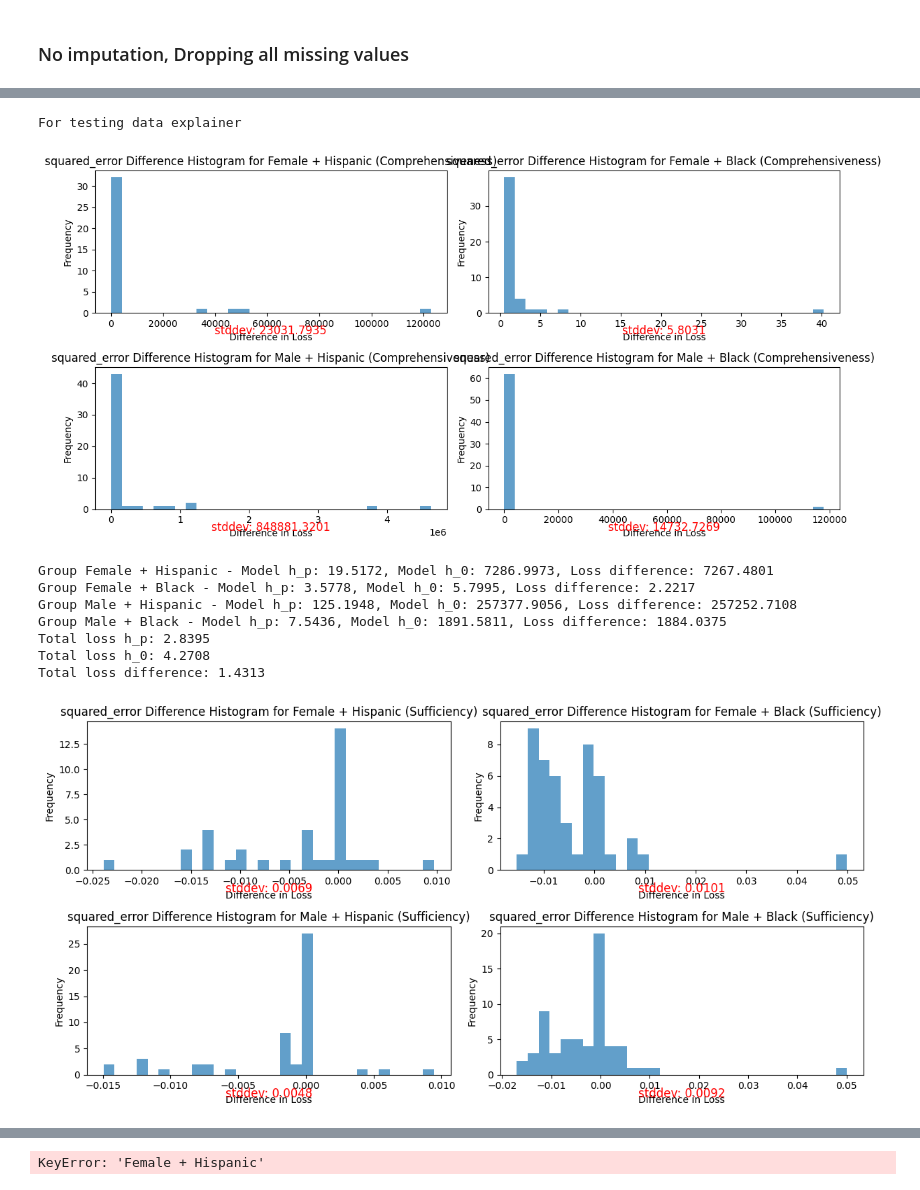
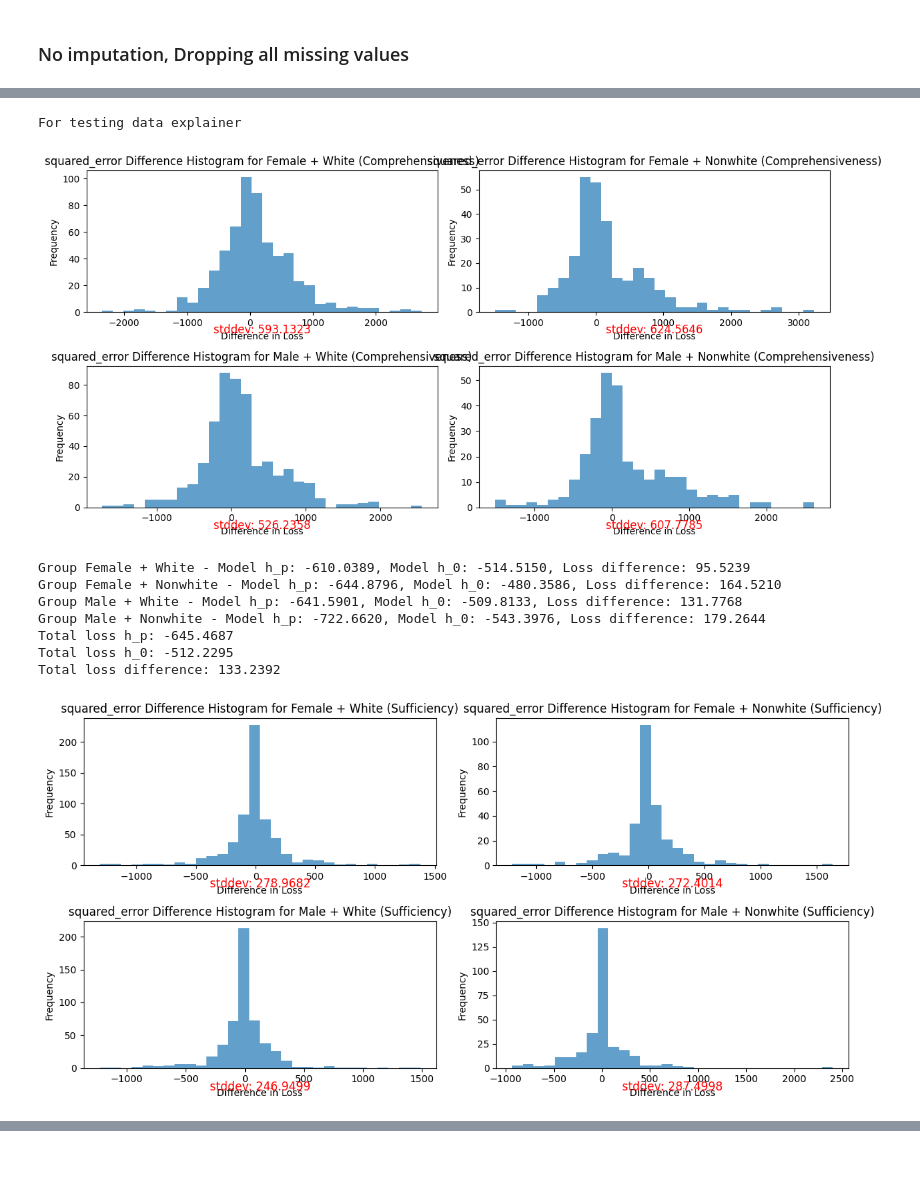
Before and after one commit to geometric-intelligence/bop, a Jupyter notebook: HSLS_Preprocessing.ipynb, the cells around one changed output, grey strips where cells are left out. Drawn from its saved outputs; the diff is of its cells as text; code cells hidden in the pictures; blank space fills up the shorter version.

Commit message:
Example fully working

```diff
--- a/HSLS_Preprocessing.ipynb
+++ b/HSLS_Preprocessing.ipynb
@@ -298,7 +309,7 @@ def evaluate_model_regression(model, X_train, X_test, y_train, y_test, model_nam
 # Function to train and evaluate models using the HSLS dataset
 def train_and_evaluate_model():
     # Step 1: Process and prepare the HSLS data (assuming `df` is already loaded and cleaned)
-    X_all, X_without_sensitive, y = process_hsls_data(df)
+    X_all, X_without_sensitive, y = process_hsls_data(df, all_vars)
 
     # Step 2: Split the data into training and testing sets for both feature sets
     X_train_hp, X_test_hp, y_train, y_test = train_test_split(X_all, y, test_size=0.3, random_state=42)
@@ -327,16 +338,16 @@ def create_gender_race_filters(X_test):
     filters = {}
 
     # Female + White
-    filters['Female + Hispanic'] = (X_test['studentgender'] == 2) & (X_test['studentrace'] == 3)
+    filters['Female + White'] = (X_test['studentgender'] == 2) & (X_test['is_white'] == 1)
 
     # Female + Black
-    filters['Female + Black'] = (X_test['studentgender'] == 2) & (X_test['studentrace'] == 2)
+    filters['Female + Nonwhite'] = (X_test['studentgender'] == 2) & (X_test['is_white'] == 0)
 
     # Male + White
-    filters['Male + Hispanic'] = (X_test['studentgender'] == 1) & (X_test['studentrace'] == 3)
+    filters['Male + White'] = (X_test['studentgender'] == 1) & (X_test['is_white'] == 1)
 
     # Male + Black
-    filters['Male + Black'] = (X_test['studentgender'] == 1) & (X_test['studentrace'] == 2)
+    filters['Male + Nonwhite'] = (X_test['studentgender'] == 1) & (X_test['is_white'] == 0)
 
     return filters
 
@@ -351,8 +362,6 @@ def evaluate_model_for_group(y_preds, y_val, group_indices, cost_function, compr
 
     # Compute element-wise loss using the custom cost function
     individual_losses = np.array([cost_function(true, pred) for true, pred in zip(y_group_val, y_group_pred)])
-    if comprehensiveness:
-        individual_losses = 1 / individual_losses
 
     total_loss = np.mean(individual_losses)
 
@@ -385,10 +394,6 @@ def compare_models_by_gender_race_filters(y_preds_hp, y_preds_h0, X_test, y_val_
     total_loss_hp = np.mean([cost_function(true, pred) for true, pred in zip(y_val_hp, y_preds_hp)])
     total_loss_h0 = np.mean([cost_function(true, pred) for true, pred in zip(y_val_h0, y_preds_h0)])
 
-    if comprehensiveness:
-        total_loss_hp = 1 / total_loss_hp
-        total_loss_h0 = 1 / total_loss_h0
-
     # Evaluate model h_p by group
     group_losses_hp, group_results_hp = evaluate_model_by_combined_groups(y_preds_hp, y_val_hp, filters, cost_function, comprehensiveness)
 
@@ -399,9 +404,15 @@ def compare_models_by_gender_race_filters(y_preds_hp, y_preds_h0, X_test, y_val_
     for group_name in filters:
         loss_hp = group_losses_hp[group_name]
         loss_h0 = group_losses_h0[group_name]
+        if comprehensiveness:
+            loss_hp = -loss_hp
+            loss_h0 = -loss_h0
         loss_diff = loss_h0 - loss_hp
         print(f"Group {group_name} - Model h_p: {loss_hp:.4f}, Model h_0: {loss_h0:.4f}, Loss difference: {loss_diff:.4f}")
 
+    if comprehensiveness:
+        total_loss_hp = -total_loss_hp
+        total_loss_h0 = -total_loss_h0
     print(f"Total loss h_p: {total_loss_hp:.4f}")
     print(f"Total loss h_0: {total_loss_h0:.4f}")
     print(f"Total loss difference: {total_loss_h0 - total_loss_hp:.4f}")
@@ -419,8 +430,8 @@ def individual_loss_difference(y_preds_h0, y_preds_hp, y_val_h0, y_val_hp, group
     y_vals_hp_filtered = y_val_hp[group_indices]
 
     if title == "Comprehensiveness":
-        # Reciprocal the losses for comprehensiveness
-        individual_diff = np.array([1 / cost_function(val_h0, pred_h0) - 1 / cost_function(val_hp, pred_hp)
+        # Negate the losses for comprehensiveness
+        individual_diff = np.array([cost_function(val_hp, pred_hp) - cost_function(val_h0, pred_h0)
                                     for val_h0, val_hp, pred_h0, pred_hp in zip(y_vals_h0_filtered, y_vals_hp_filtered, y_preds_h0_filtered, y_preds_hp_filtered)])
     else:
         # Compute individual element-wise losses using the custom cost function
@@ -569,7 +580,7 @@ def plot_loss_by_groups_over_ks(model_hp, model_h0, X_test_hp, X_test_h0, y_pred
     for different top_k feature removal.
     """
     # Initialize dictionaries to store the results
-    group_names = ['Female + Good Health', 'Female + Poor Health', 'Male + Good Health', 'Male + Poor Health']
+    group_names = ['Female + White', 'Female + Nonwhite', 'Male + White', 'Male + Nonwhite']
 
     comp_lists_hp = {group: [] for group in group_names}
     comp_lists_h0 = {group: [] for group in group_names}
@@ -732,5 +742,5 @@ Shape of attributions: torch.Size([455, 6])
 # %%
-top_k = 4  # Adjust the number of top features to remove
+top_k = 40  # Adjust the number of top features to remove
 
 # Step 6: Analyze comprehensiveness for test data
 print("For testing data explainer")
@@ -745,40 +755,40 @@ group_losses_hp, group_losses_h0 = compare_models_by_gender_race_filters(compreh
 
 # Step 7: Analyze sufficiency for test data
 sufficiency_preds_hp = sufficiency(model_hp, X_test_hp, attributions_hp, top_k)
 sufficiency_preds_h0 = sufficiency(model_h0, X_test_h0, attributions_h0, top_k)
 
 # Plot loss differences for sufficiency
 plot_loss_difference_histogram(sufficiency_preds_h0, sufficiency_preds_hp, X_test_hp, y_preds_h0, y_preds_hp, squared_error, "Sufficiency")
 
 # Compare models for sufficiency
 group_losses_hp, group_losses_h0 = compare_models_by_gender_race_filters(sufficiency_preds_hp, sufficiency_preds_h0, X_test_hp, y_preds_hp, y_preds_h0, squared_error, comprehensiveness=False)
 
 # Step 8: Analyze comprehensiveness for training data
 print("For training data explainer")
 comprehensiveness_preds_hp_train_reg = comprehensiveness(model_hp, X_train_hp, attributions_hp_train, top_k)
 comprehensiveness_preds_h0_train_reg = comprehensiveness(model_h0, X_train_h0, attributions_h0_train, top_k)
 
 # Compare models for comprehensiveness on training data
 group_losses_hp_train, group_losses_h0_train = compare_models_by_gender_race_filters(comprehensiveness_preds_hp_train_reg, comprehensiveness_preds_h0_train_reg, X_train_hp, y_preds_hp_train, y_preds_h0_train, squared_error, comprehensiveness=True)
 
 # Step 9: Analyze sufficiency for training data
 sufficiency_preds_hp_train = sufficiency(model_hp, X_train_hp, attributions_hp_train, top_k)
 sufficiency_preds_h0_train = sufficiency(model_h0, X_train_h0, attributions_h0_train, top_k)
 
 # Compare models for sufficiency on training data
 group_losses_hp_train, group_losses_h0_train = compare_models_by_gender_race_filters(sufficiency_preds_hp_train, sufficiency_preds_h0_train, X_train_hp, y_preds_hp_train, y_preds_h0_train, squared_error, comprehensiveness=False)
 
 # Step 10: Plot loss differences for various values of k
-ks = [1, 2, 3, 4, 5, 6]  # Example range of k values
+ks = [10, 20, 30, 40, 50, 60, 70, 80]  # Example range of k values
 plot_loss_by_groups_over_ks(model_hp, model_h0, X_test_hp, X_test_h0, y_preds_hp, y_preds_h0, attributions_hp, attributions_h0, squared_error, ks)
 # %% [output]
 For testing data explainer
-[figure, old version]
+[figure, new version]
-Group Female + Hispanic - Model h_p: 19.5172, Model h_0: 7286.9973, Loss difference: 7267.4801
-Group Female + Black - Model h_p: 3.5778, Model h_0: 5.7995, Loss difference: 2.2217
-Group Male + Hispanic - Model h_p: 125.1948, Model h_0: 257377.9056, Loss difference: 257252.7108
-Group Male + Black - Model h_p: 7.5436, Model h_0: 1891.5811, Loss difference: 1884.0375
-Total loss h_p: 2.8395
-Total loss h_0: 4.2708
-Total loss difference: 1.4313
+Group Female + White - Model h_p: -610.0389, Model h_0: -514.5150, Loss difference: 95.5239
+Group Female + Nonwhite - Model h_p: -644.8796, Model h_0: -480.3586, Loss difference: 164.5210
+Group Male + White - Model h_p: -641.5901, Model h_0: -509.8133, Loss difference: 131.7768
+Group Male + Nonwhite - Model h_p: -722.6620, Model h_0: -543.3976, Loss difference: 179.2644
+Total loss h_p: -645.4687
+Total loss h_0: -512.2295
+Total loss difference: 133.2392
-[figure, old version]
+[figure, new version]
@@ -802 +811,0 @@ Total loss difference: -0.0351
-KeyError: 'Female + Hispanic'
```
Also changed, not shown: parts of 9 cells of this notebook.
